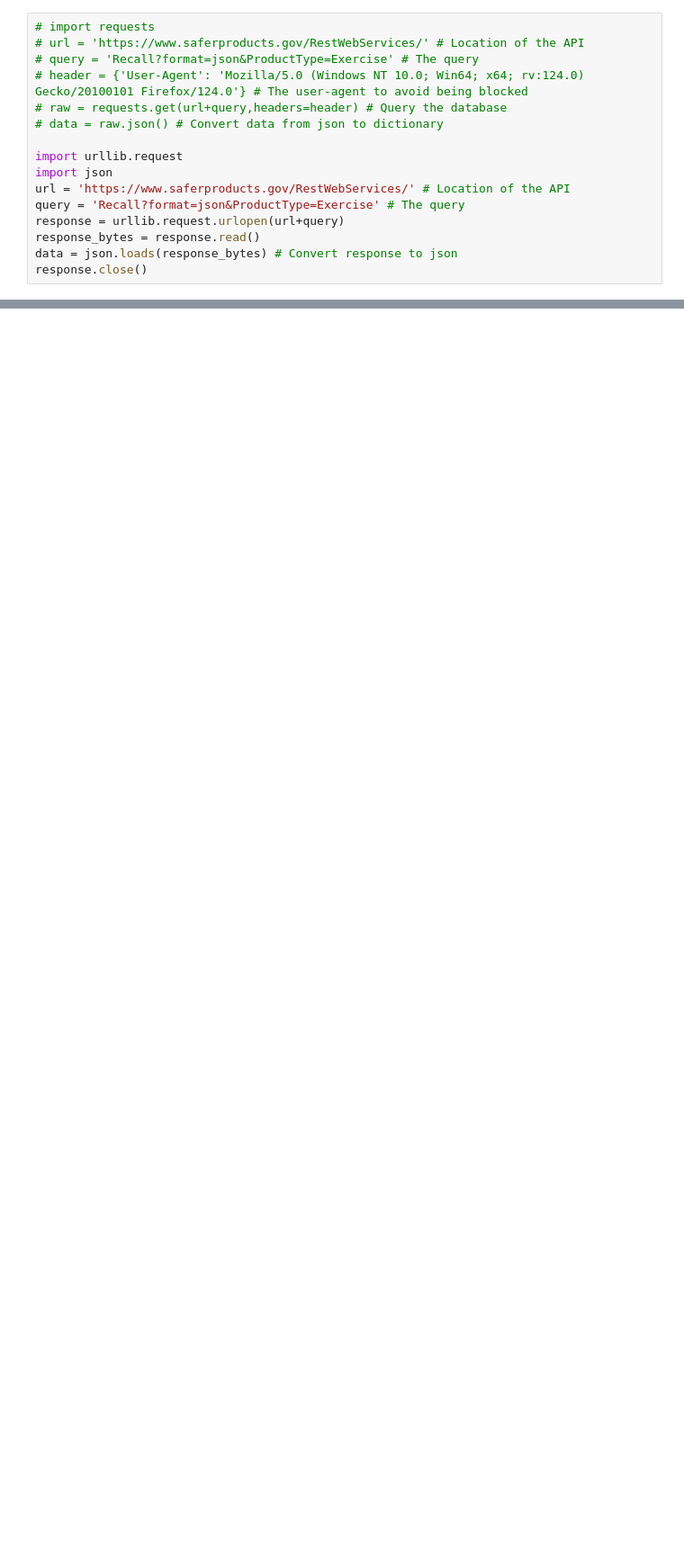
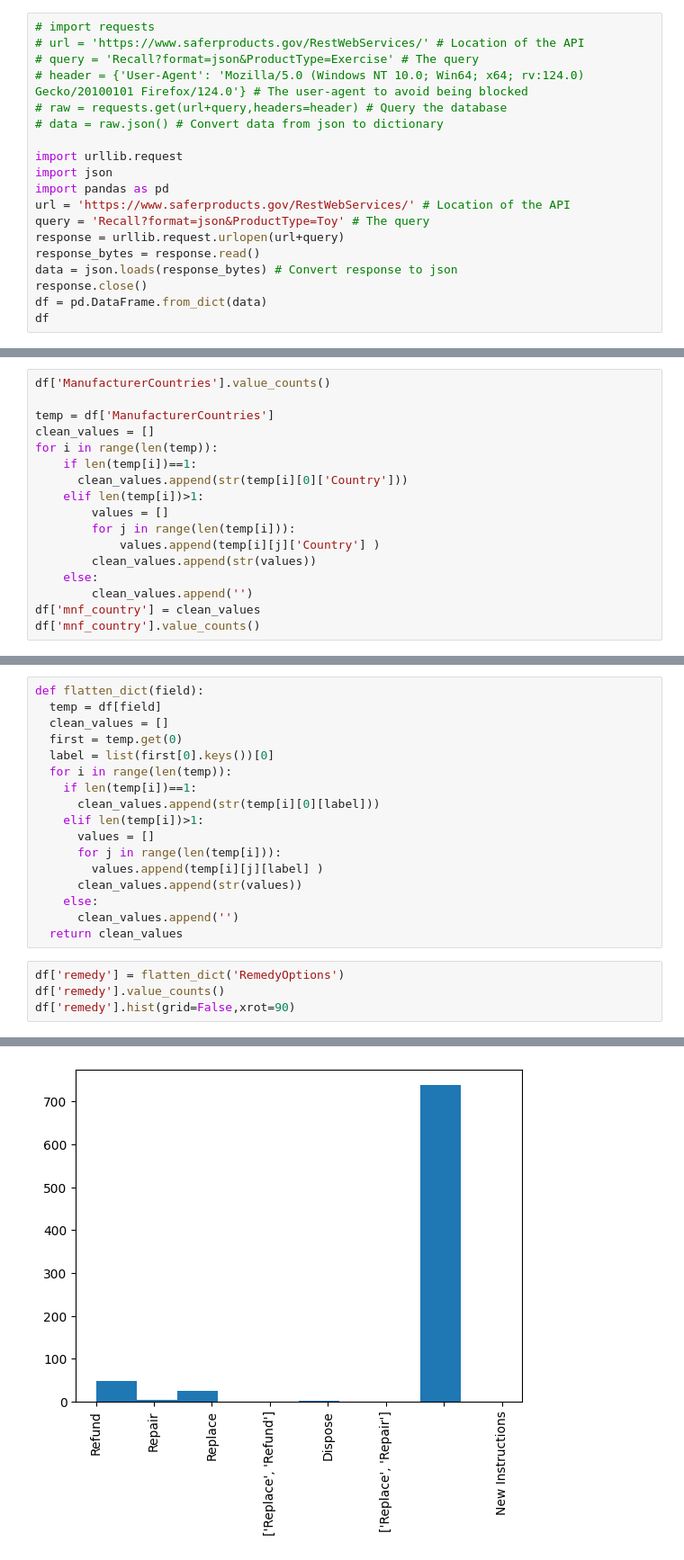
Before and after one commit to genevievepur/ds3001-labs, a Jupyter notebook: 01_api_calls/assignment_notebook.ipynb, the cells around one changed output, grey strips where cells are left out. Shown at 90% size. Cells and saved outputs as stored; diff of their text form; blank space fills up the shorter version.

```diff
--- a/01_api_calls/assignment_notebook.ipynb
+++ b/01_api_calls/assignment_notebook.ipynb
@@ -129,9 +50,12 @@ This is a bit more code and some steps are a bit less human-friendly, but seems
 
 import urllib.request
 import json
+import pandas as pd
 url = 'https://www.saferproducts.gov/RestWebServices/' # Location of the API
-query = 'Recall?format=json&ProductType=Exercise' # The query
+query = 'Recall?format=json&ProductType=Toy' # The query
 response = urllib.request.urlopen(url+query)
 response_bytes = response.read()
 data = json.loads(response_bytes) # Convert response to json
 response.close()
+df = pd.DataFrame.from_dict(data)
+df
@@ -180,3 +118,20 @@ A simple script to recursively collapse the dictionary entries into a single str
     df['remedy'] = clean_values
 
 **3. Convert this code chunk into a function you can reuse to flatten dictionaries, or explain clearly the problems you run into while attempting to do so. Make some tables or plots.**
+# %%
+df['ManufacturerCountries'].value_counts()
+
+temp = df['ManufacturerCountries']
+clean_values = []
+for i in range(len(temp)):
+    if len(temp[i])==1:
+      clean_values.append(str(temp[i][0]['Country']))
+    elif len(temp[i])>1:
+        values = []
+        for j in range(len(temp[i])):
+            values.append(temp[i][j]['Country'] )
+        clean_values.append(str(values))
+    else:
+        clean_values.append('')
+df['mnf_country'] = clean_values
+df['mnf_country'].value_counts()
@@ -182,0 +158,22 @@ A simple script to recursively collapse the dictionary entries into a single str
+# %%
+def flatten_dict(field):
+  temp = df[field]
+  clean_values = []
+  first = temp.get(0)
+  label = list(first[0].keys())[0]
+  for i in range(len(temp)):
+    if len(temp[i])==1:
+      clean_values.append(str(temp[i][0][label]))
+    elif len(temp[i])>1:
+      values = []
+      for j in range(len(temp[i])):
+        values.append(temp[i][j][label] )
+      clean_values.append(str(values))
+    else:
+      clean_values.append('')
+  return clean_values
+# %%
+df['remedy'] = flatten_dict('RemedyOptions')
+df['remedy'].value_counts()
+df['remedy'].hist(grid=False,xrot=90)
+# %% [output]
@@ -182,0 +181 @@ A simple script to recursively collapse the dictionary entries into a single str
+[figure, added]
```
Also changed, not shown: parts of 14 cells of this notebook.
